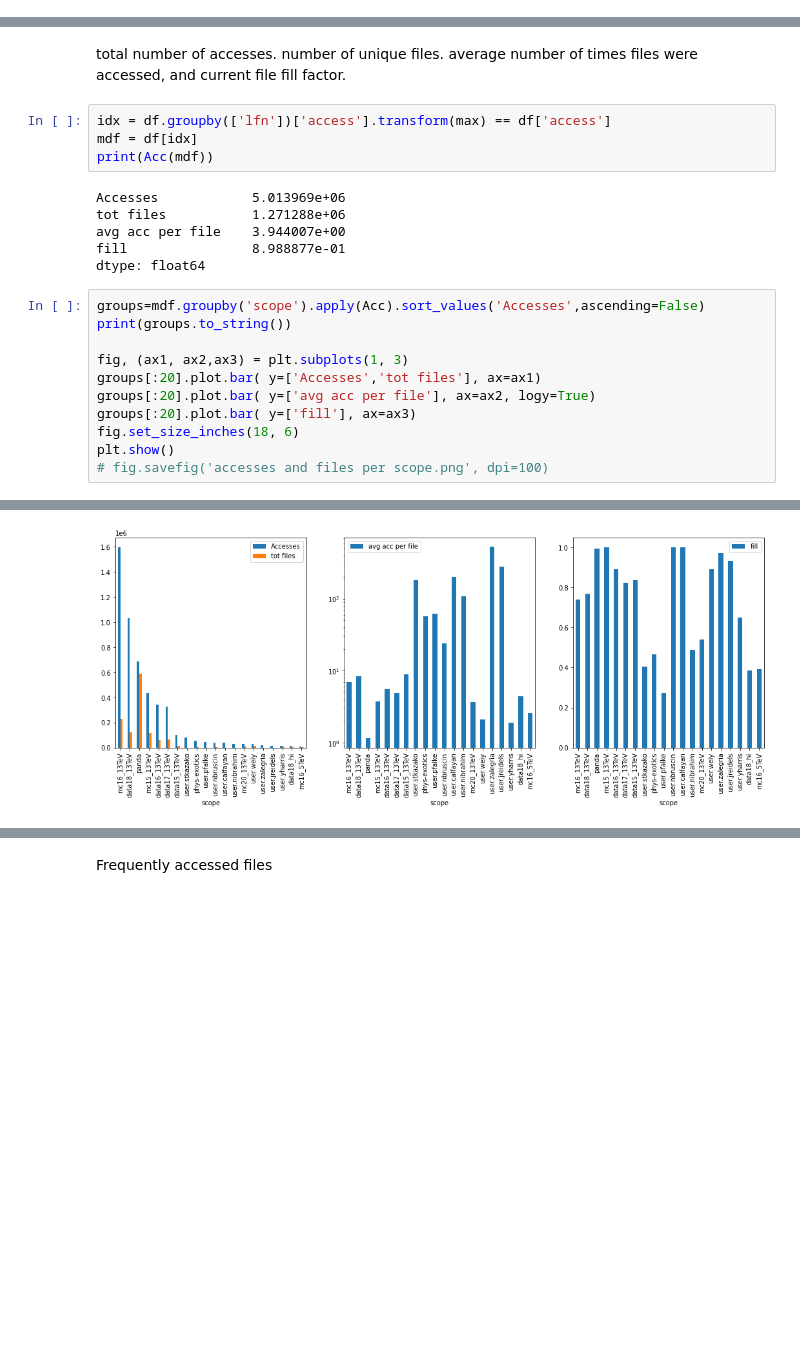
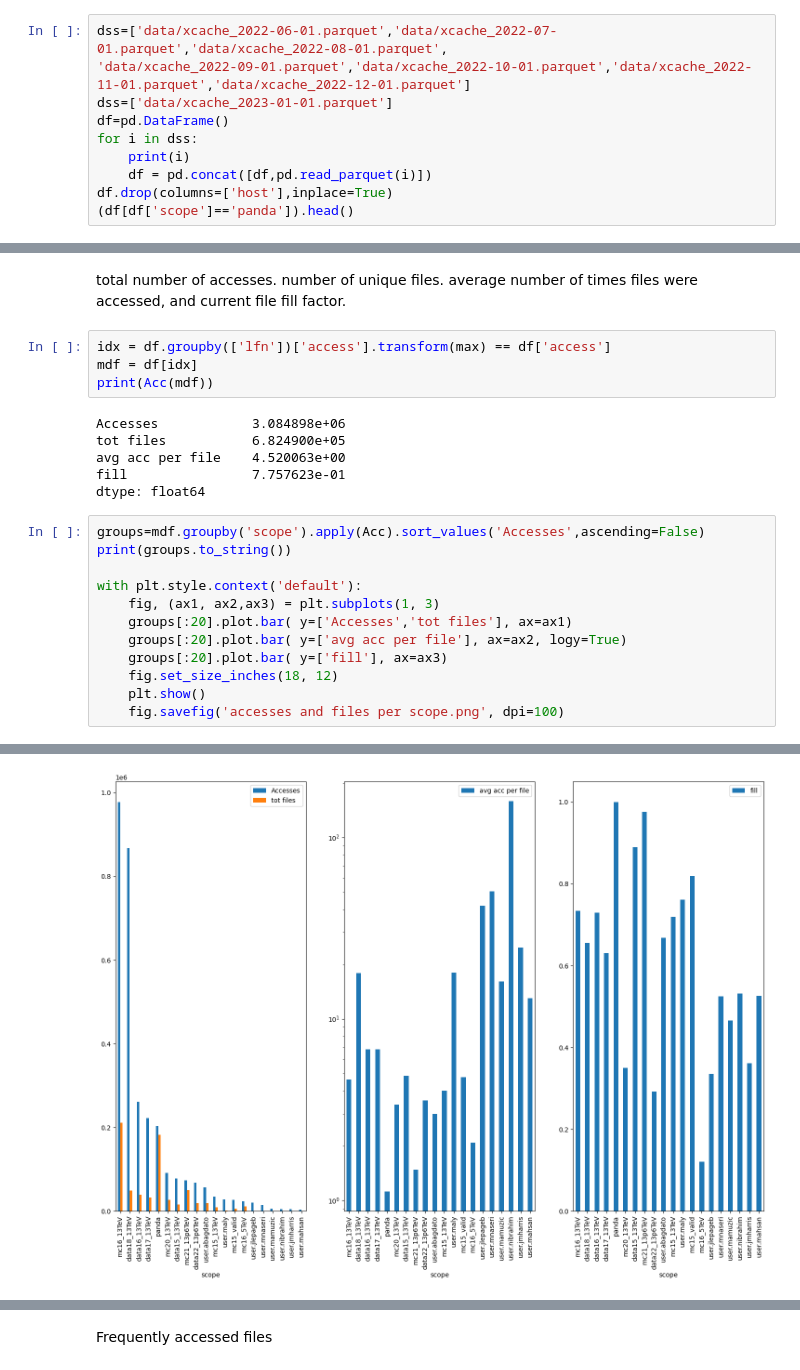
Before and after one commit to ATLAS-Analytics/AdaptiveCaching, a Jupyter notebook: analysis.ipynb, the cells around one changed output, grey strips where cells are left out. Drawn from its saved outputs; the diff is of its cells as text; blank space fills up the shorter version.

```diff
--- a/analysis.ipynb
+++ b/analysis.ipynb
@@ -27,0 +17,10 @@ df.head()
+# %%
+dss=['data/xcache_2022-06-01.parquet','data/xcache_2022-07-01.parquet','data/xcache_2022-08-01.parquet',
+'data/xcache_2022-09-01.parquet','data/xcache_2022-10-01.parquet','data/xcache_2022-11-01.parquet','data/xcache_2022-12-01.parquet']
+dss=['data/xcache_2023-01-01.parquet']
+df=pd.DataFrame()
+for i in dss:
+    print(i)
+    df = pd.concat([df,pd.read_parquet(i)])
+df.drop(columns=['host'],inplace=True)
+(df[df['scope']=='panda']).head()
@@ -115,20 +121,21 @@ idx = df.groupby(['lfn'])['access'].transform(max) == df['access']
 mdf = df[idx]
 print(Acc(mdf))
 # %% [output]
-Accesses            5.013969e+06
-tot files           1.271288e+06
-avg acc per file    3.944007e+00
-fill                8.988877e-01
+Accesses            3.084898e+06
+tot files           6.824900e+05
+avg acc per file    4.520063e+00
+fill                7.757623e-01
 dtype: float64
 # %%
 groups=mdf.groupby('scope').apply(Acc).sort_values('Accesses',ascending=False)
 print(groups.to_string())
 
-fig, (ax1, ax2,ax3) = plt.subplots(1, 3)
-groups[:20].plot.bar( y=['Accesses','tot files'], ax=ax1)
-groups[:20].plot.bar( y=['avg acc per file'], ax=ax2, logy=True)
-groups[:20].plot.bar( y=['fill'], ax=ax3)
-fig.set_size_inches(18, 6)
-plt.show()
-# fig.savefig('accesses and files per scope.png', dpi=100)
+with plt.style.context('default'):
+    fig, (ax1, ax2,ax3) = plt.subplots(1, 3)
+    groups[:20].plot.bar( y=['Accesses','tot files'], ax=ax1)
+    groups[:20].plot.bar( y=['avg acc per file'], ax=ax2, logy=True)
+    groups[:20].plot.bar( y=['fill'], ax=ax3)
+    fig.set_size_inches(18, 12)
+    plt.show()
+    fig.savefig('accesses and files per scope.png', dpi=100)
 # %% [output]
@@ -152,4 +159,4 @@ user.emily            1.0        1.0          1.000000  1.000000
-[figure, old version]
+[figure, new version]
 # %%
 groups=mdf.groupby('site').apply(Acc).sort_values('Accesses',ascending=False)
 print(groups.to_string())
```
Also changed, not shown: parts of 9 cells of this notebook, 3 other files.
